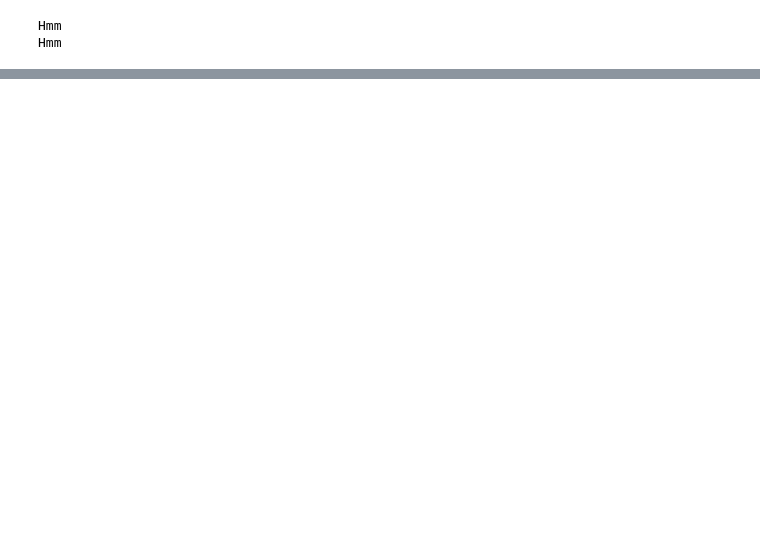
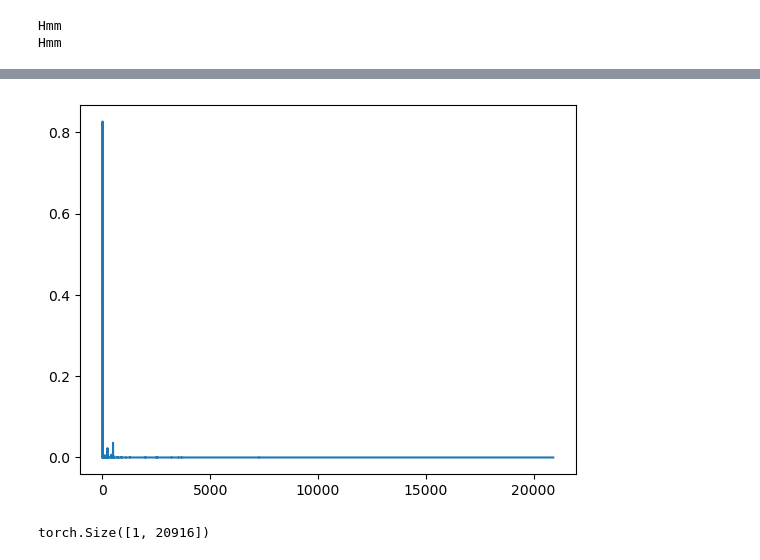
Before and after one commit to Minecraftian14/dl-gen-lyrics, a Jupyter notebook: sandbox/working_around_solution_manager.ipynb, the cells around one changed output, grey strips where cells are left out. Cells and saved outputs as stored; diff of their text form; code cells hidden in the pictures; blank space fills up the shorter version.

```diff
--- a/sandbox/working_around_solution_manager.ipynb
+++ b/sandbox/working_around_solution_manager.ipynb
@@ -248,0 +347,9 @@ trainer.loss
+# %%
+plt.plot(torch.nn.functional.softmax(preds[0]))
+plt.show()
+# %% [output]
+[figure, added]
+# %%
+preds.shape
+# %% [output]
+torch.Size([1, 20916])
```
Also changed, not shown: parts of 35 cells of this notebook, 7 other files.
